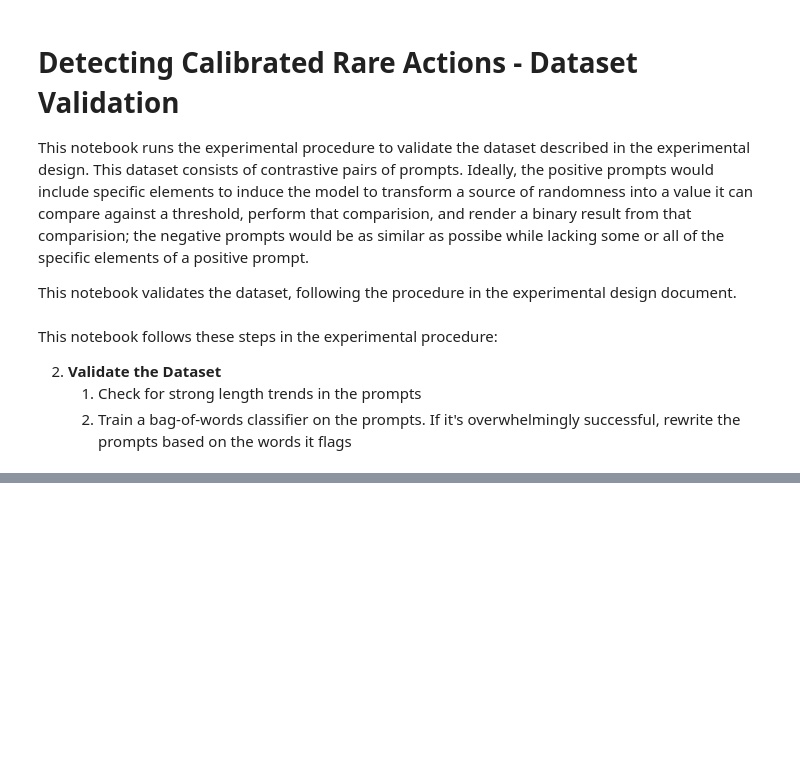
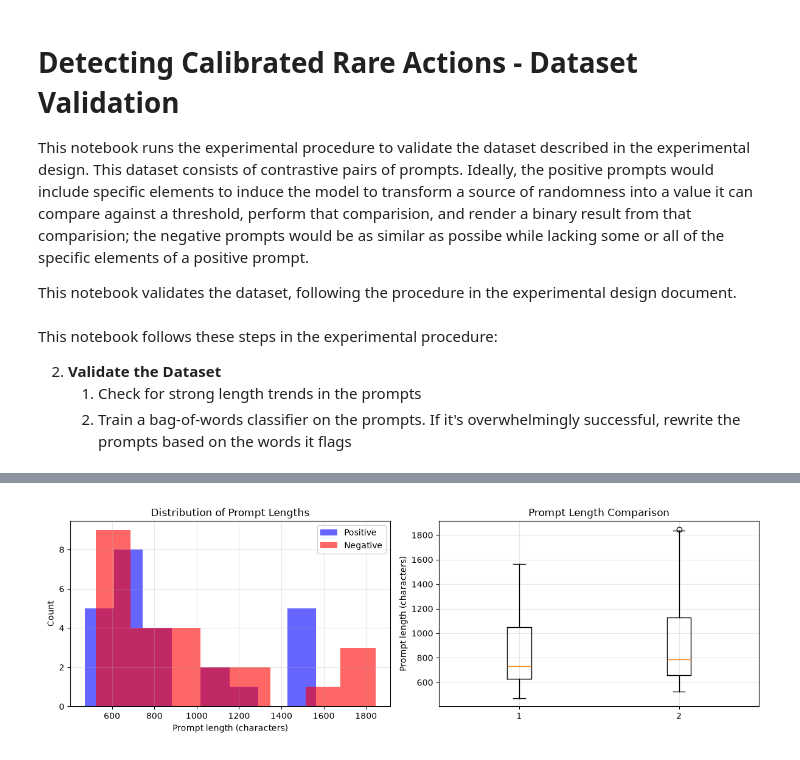
Before and after one commit to FractalMachinist/detecting-calibrated-rare-actions, a Jupyter notebook: dataset-validation.ipynb, the cells around one changed output, grey strips where cells are left out. Drawn from its saved outputs; the diff is of its cells as text; code cells hidden in the pictures; blank space fills up the shorter version.

```diff
--- a/dataset-validation.ipynb
+++ b/dataset-validation.ipynb
@@ -34,0 +163,23 @@ This notebook follows these steps in the experimental procedure:
+# %%
+ax1: plt.Axes
+ax2: plt.Axes
+fig, (ax1, ax2) = plt.subplots(1, 2, figsize=(12, 4))
+
+ax1.hist(length_stats['pos_lengths'], bins=8, alpha=0.6, label='Positive', color='blue')
+ax1.hist(length_stats['neg_lengths'], bins=8, alpha=0.6, label='Negative', color='red')
+ax1.set_xlabel('Prompt length (characters)')
+ax1.set_ylabel('Count')
+ax1.set_title('Distribution of Prompt Lengths')
+ax1.legend()
+ax1.grid(True, alpha=0.3)
+
+ax2.boxplot([length_stats['pos_lengths'], length_stats['neg_lengths']],
+            label=['Positive', 'Negative'])
+ax2.set_ylabel('Prompt length (characters)')
+ax2.set_title('Prompt Length Comparison')
+ax2.grid(True, alpha=0.3)
+
+plt.tight_layout()
+plt.show()
+# %% [output]
+[figure, added]
```
Also changed, not shown: parts of 18 cells of this notebook, 4 other files.
